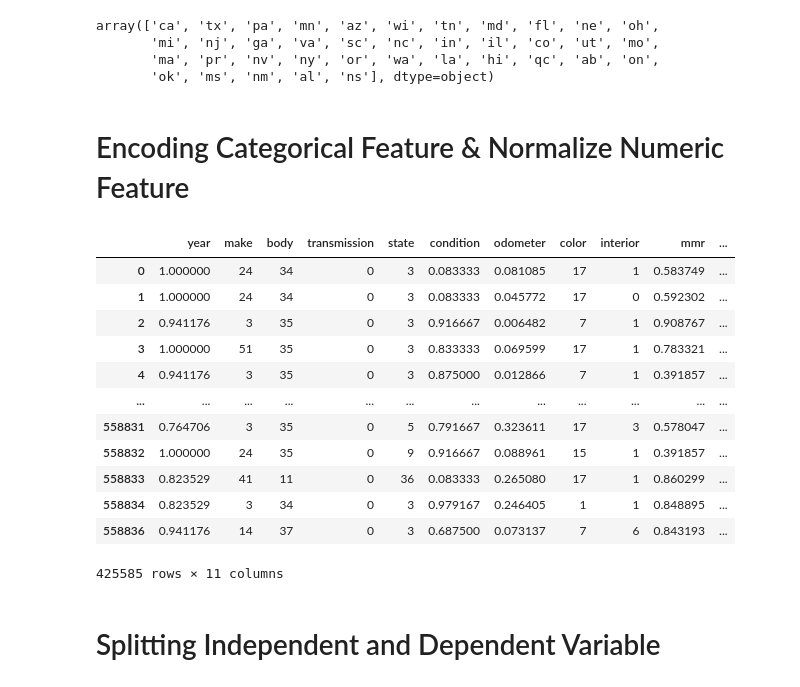
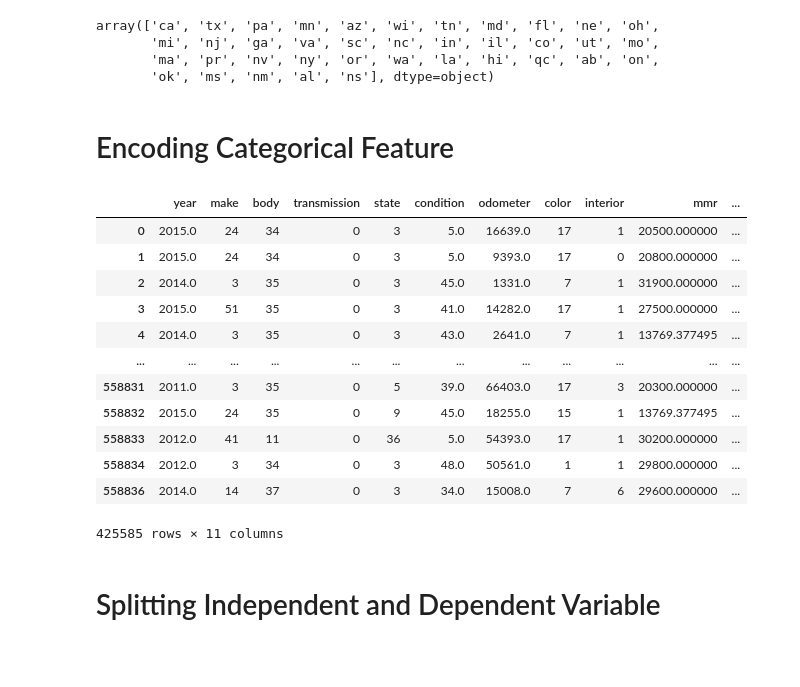
Before and after one commit to JovanLiem/VehiclePricePrediction, a Jupyter notebook: vehicle_price_prediction.ipynb, the cells around one changed output. Cells and saved outputs as stored; diff of their text form; code cells hidden in the pictures; blank space fills up the shorter version.

```diff
--- a/vehicle_price_prediction.ipynb
+++ b/vehicle_price_prediction.ipynb
@@ -258,33 +258,30 @@ array(['ca', 'tx', 'pa', 'mn', 'az', 'wi', 'tn', 'md', 'fl', 'ne', 'oh',
        'ma', 'pr', 'nv', 'ny', 'or', 'wa', 'la', 'hi', 'qc', 'ab', 'on',
        'ok', 'ms', 'nm', 'al', 'ns'], dtype=object)
 # %% [markdown]
-# Encoding Categorical Feature & Normalize Numeric Feature
+# Encoding Categorical Feature
 # %%
-def encoding_normalize_categorical_numeric_data(df):
+def encoding_categorical_data(df):
     label = LabelEncoder()
-    encoded_normalize_df = df.copy()
+    encoded = df.copy()
     for feature in df[category_features]:
-        encoded_normalize_df[feature] = label.fit_transform(encoded_normalize_df[feature])
-    for feature in df[numeric_features]:
-        scaler = MinMaxScaler()
-        encoded_normalize_df[feature] = scaler.fit_transform(df[[feature]])
-    return encoded_normalize_df
+        encoded[feature] = label.fit_transform(encoded[feature])
+    return encoded
 # %%
-normalized_encoded_df = encoding_normalize_categorical_numeric_data(cleaned_df)
-normalized_encoded_df
+encoded_df = encoding_normalize_categorical_numeric_data(cleaned_df)
+encoded_df
 # %% [output]
 |  | year | make | body | transmission | state | condition | odometer | color | interior | mmr | ... |
-| 0 | 1.000000 | 24 | 34 | 0 | 3 | 0.083333 | 0.081085 | 17 | 1 | 0.583749 | ... |
-| 1 | 1.000000 | 24 | 34 | 0 | 3 | 0.083333 | 0.045772 | 17 | 0 | 0.592302 | ... |
-| 2 | 0.941176 | 3 | 35 | 0 | 3 | 0.916667 | 0.006482 | 7 | 1 | 0.908767 | ... |
-| 3 | 1.000000 | 51 | 35 | 0 | 3 | 0.833333 | 0.069599 | 17 | 1 | 0.783321 | ... |
-| 4 | 0.941176 | 3 | 35 | 0 | 3 | 0.875000 | 0.012866 | 7 | 1 | 0.391857 | ... |
+| 0 | 2015.0 | 24 | 34 | 0 | 3 | 5.0 | 16639.0 | 17 | 1 | 20500.000000 | ... |
+| 1 | 2015.0 | 24 | 34 | 0 | 3 | 5.0 | 9393.0 | 17 | 0 | 20800.000000 | ... |
+| 2 | 2014.0 | 3 | 35 | 0 | 3 | 45.0 | 1331.0 | 7 | 1 | 31900.000000 | ... |
+| 3 | 2015.0 | 51 | 35 | 0 | 3 | 41.0 | 14282.0 | 17 | 1 | 27500.000000 | ... |
+| 4 | 2014.0 | 3 | 35 | 0 | 3 | 43.0 | 2641.0 | 7 | 1 | 13769.377495 | ... |
 | ... | ... | ... | ... | ... | ... | ... | ... | ... | ... | ... | ... |
-| 558831 | 0.764706 | 3 | 35 | 0 | 5 | 0.791667 | 0.323611 | 17 | 3 | 0.578047 | ... |
-| 558832 | 1.000000 | 24 | 35 | 0 | 9 | 0.916667 | 0.088961 | 15 | 1 | 0.391857 | ... |
-| 558833 | 0.823529 | 41 | 11 | 0 | 36 | 0.083333 | 0.265080 | 17 | 1 | 0.860299 | ... |
-| 558834 | 0.823529 | 3 | 34 | 0 | 3 | 0.979167 | 0.246405 | 1 | 1 | 0.848895 | ... |
-| 558836 | 0.941176 | 14 | 37 | 0 | 3 | 0.687500 | 0.073137 | 7 | 6 | 0.843193 | ... |
+| 558831 | 2011.0 | 3 | 35 | 0 | 5 | 39.0 | 66403.0 | 17 | 3 | 20300.000000 | ... |
+| 558832 | 2015.0 | 24 | 35 | 0 | 9 | 45.0 | 18255.0 | 15 | 1 | 13769.377495 | ... |
+| 558833 | 2012.0 | 41 | 11 | 0 | 36 | 5.0 | 54393.0 | 17 | 1 | 30200.000000 | ... |
+| 558834 | 2012.0 | 3 | 34 | 0 | 3 | 48.0 | 50561.0 | 1 | 1 | 29800.000000 | ... |
+| 558836 | 2014.0 | 14 | 37 | 0 | 3 | 34.0 | 15008.0 | 7 | 6 | 29600.000000 | ... |
 425585 rows × 11 columns
 # %% [markdown]
 # Splitting Independent and Dependent Variable
```
Also changed, not shown: parts of 7 cells of this notebook.
